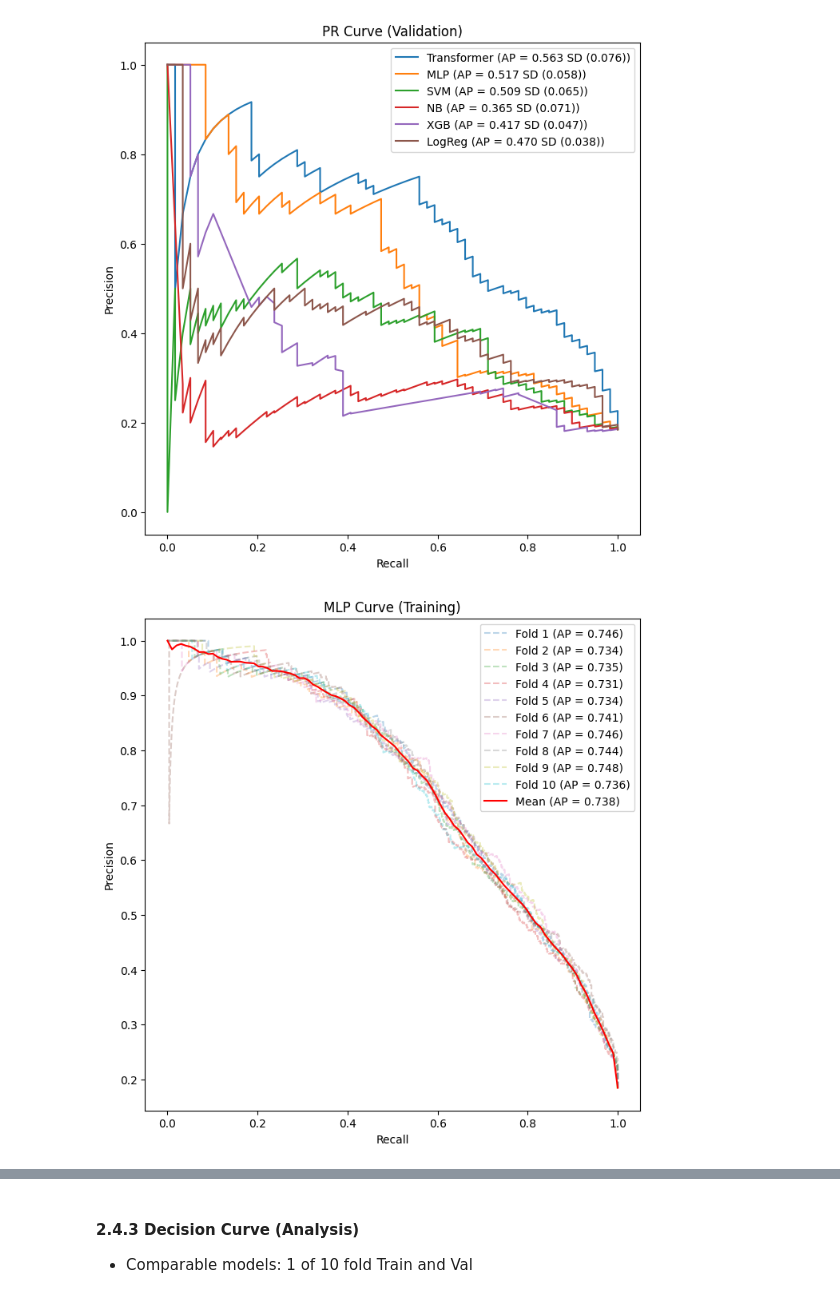
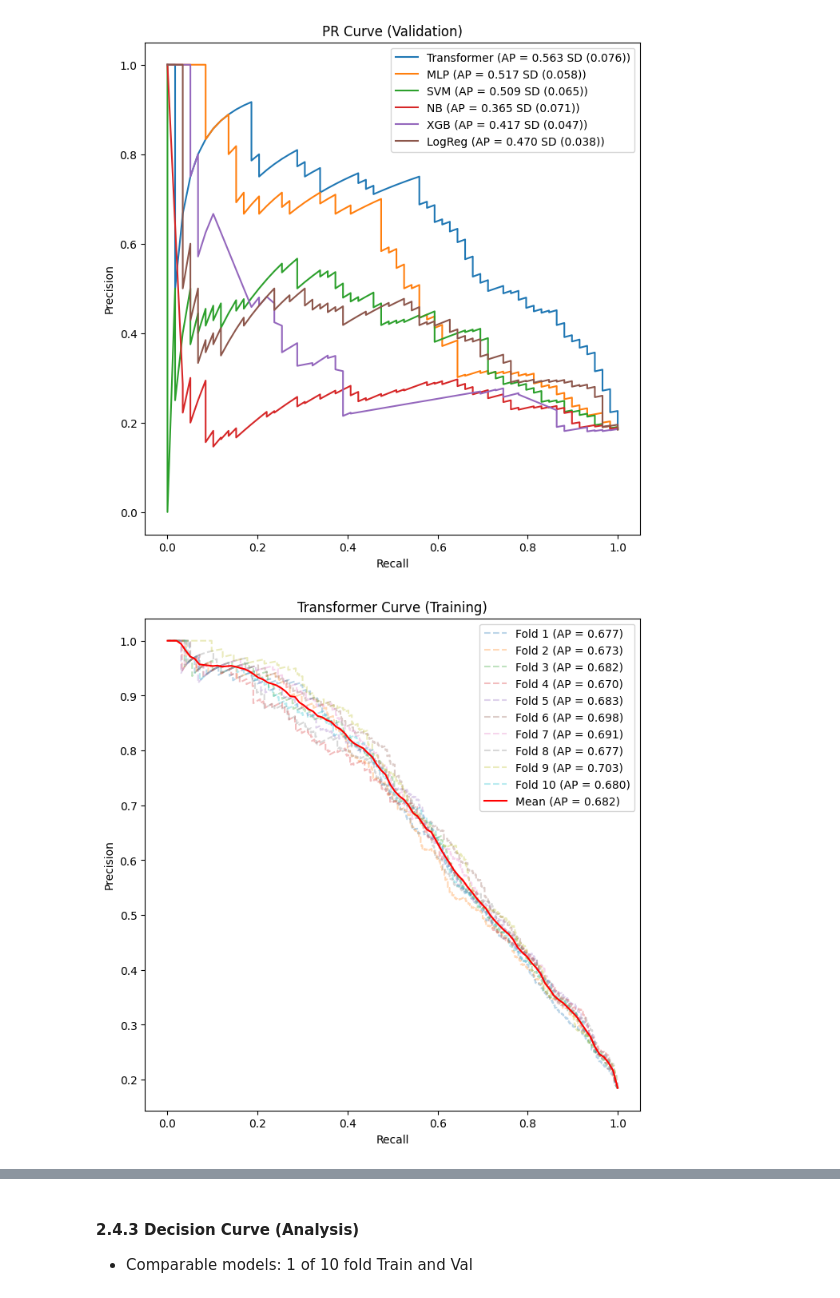
Before and after one commit to TGChenZP/COMP90089__GroupWork__Py, a Jupyter notebook: notebooks/FinalResults.ipynb, the cells around one changed output, grey strips where cells are left out. Cells and saved outputs as stored; diff of their text form; code cells hidden in the pictures.

```diff
--- a/notebooks/FinalResults.ipynb
+++ b/notebooks/FinalResults.ipynb
@@ -454,14 +455,12 @@ plt.show()
 [figure]
 # %%
 plt.figure(figsize=(8, 8))
-
-model = 'MLP'
 
 mean_fpr = np.linspace(0, 1, 100)
 mean_tpr = np.zeros_like(mean_fpr)
 
-for i, model in enumerate(models_10cv['MLP']):
-    y_score = model.predict_proba(cv_train_list[i][list(features_ordering[curve_input_features['MLP']])])[:, 1]
+for i, model in enumerate(models_10cv['Transformer']):
+    y_score = model.predict_proba(cv_train_list[i][list(features_ordering[curve_input_features['Transformer']])])[:, 1]
     fpr, tpr, _ = roc_curve(cv_train_list[i][label], y_score)
     auc_value = auc(fpr, tpr)  # Calculate AUC for each fold
     plt.plot(fpr, tpr, label=f'Fold {i+1} (AUC = {auc_value:.3f})', alpha = 0.3)
@@ -469,12 +468,12 @@ for i, model in enumerate(models_10cv['MLP']):
     mean_tpr += np.interp(mean_fpr, fpr, tpr)
 
 mean_tpr /= 10
-plt.plot(mean_fpr, mean_tpr, color='red', label = f'Mean, (AUC = {metric_averages["MLP"]["train_auc"]:.3f})')
+plt.plot(mean_fpr, mean_tpr, color='red', label = f'Mean, (AUC = {metric_averages["Transformer"]["train_auc"]:.3f})')
 
 plt.plot([0, 1], [0, 1], linestyle='--', color='gray', label='Random Guess')
 plt.xlabel('1-Specificity (FPR)')
 plt.ylabel('Sensitivity (TPR)')
-plt.title('MLP ROC Curve (Training)')
+plt.title('Transformer ROC Curve (Training)')
 plt.legend()
 plt.show()
 # %% [output]
@@ -485,8 +484,8 @@ plt.figure(figsize=(8, 8))
 mean_fpr = np.linspace(0, 1, 100)
 mean_tpr = np.zeros_like(mean_fpr)
 
-for i, model in enumerate(models_10cv['MLP']):
-    y_score = model.predict_proba(cv_val_list[i][list(features_ordering[curve_input_features['MLP']])])[:, 1]
+for i, model in enumerate(models_10cv['Transformer']):
+    y_score = model.predict_proba(cv_val_list[i][list(features_ordering[curve_input_features['Transformer']])])[:, 1]
     fpr, tpr, _ = roc_curve(cv_val_list[i][label], y_score)
     auc_value = auc(fpr, tpr)  # Calculate AUC for each fold
     plt.plot(fpr, tpr, label=f'Fold {i+1} (AUC = {auc_value:.3f})', alpha = 0.3)
@@ -494,12 +493,12 @@ for i, model in enumerate(models_10cv['MLP']):
     mean_tpr += np.interp(mean_fpr, fpr, tpr)
 
 mean_tpr /= 10
-plt.plot(mean_fpr, mean_tpr, color='red', label = f'Mean, (AUC = {metric_averages["MLP"]["val_auc"]:.3f})')
+plt.plot(mean_fpr, mean_tpr, color='red', label = f'Mean, (AUC = {metric_averages["Transformer"]["val_auc"]:.3f})')
 
 plt.plot([0, 1], [0, 1], linestyle='--', color='gray', label='Random Guess')
 plt.xlabel('1-Specificity (FPR)')
 plt.ylabel('Sensitivity (TPR)')
-plt.title('MLP ROC Curve (Validation)')
+plt.title('Transformer ROC Curve (Validation)')
 plt.legend()
 plt.show()
 # %% [output]
@@ -547,31 +546,31 @@ plt.show()
 # %%
 plt.figure(figsize=(8, 8))
 
 mean_recall = np.linspace(0, 1, 100)
 mean_precision = np.zeros_like(mean_recall)
 
 # Plot PR curves for each model
-for i, model in enumerate(models_10cv['MLP']):
-    y_score = model.predict_proba(cv_train_list[i][list(features_ordering[curve_input_features['MLP']])])[:, 1]
+for i, model in enumerate(models_10cv['Transformer']):
+    y_score = model.predict_proba(cv_train_list[i][list(features_ordering[curve_input_features['Transformer']])])[:, 1]
 
     # Plot PR curve
     precision, recall, _ = precision_recall_curve(cv_train_list[i][label], y_score)
     ap = average_precision_score(cv_train_list[i][label], y_score)
     plt.plot(recall, precision, label=f'Fold {i+1} (AP = {ap:.3f})', linestyle='--', alpha=0.3)
 
     mean_precision += np.interp(mean_recall, recall[::-1], precision[::-1])
 
-mean_precision /= len(models_10cv['MLP'])
+mean_precision /= len(models_10cv['Transformer'])
 
 plt.plot(mean_recall, mean_precision, color='red', label=f'Mean (AP = {np.mean(mean_precision):.3f})')
 
 plt.xlabel('Recall')
 plt.ylabel('Precision')
-plt.title('MLP Curve (Training)')
+plt.title('Transformer Curve (Training)')
 plt.legend()
 plt.show()
 # %% [output]
-[figure, old version]
+[figure, new version]
 # %%
 plt.figure(figsize=(8, 8))
 
```
Also changed, not shown: parts of 24 cells of this notebook, 17 other files.
